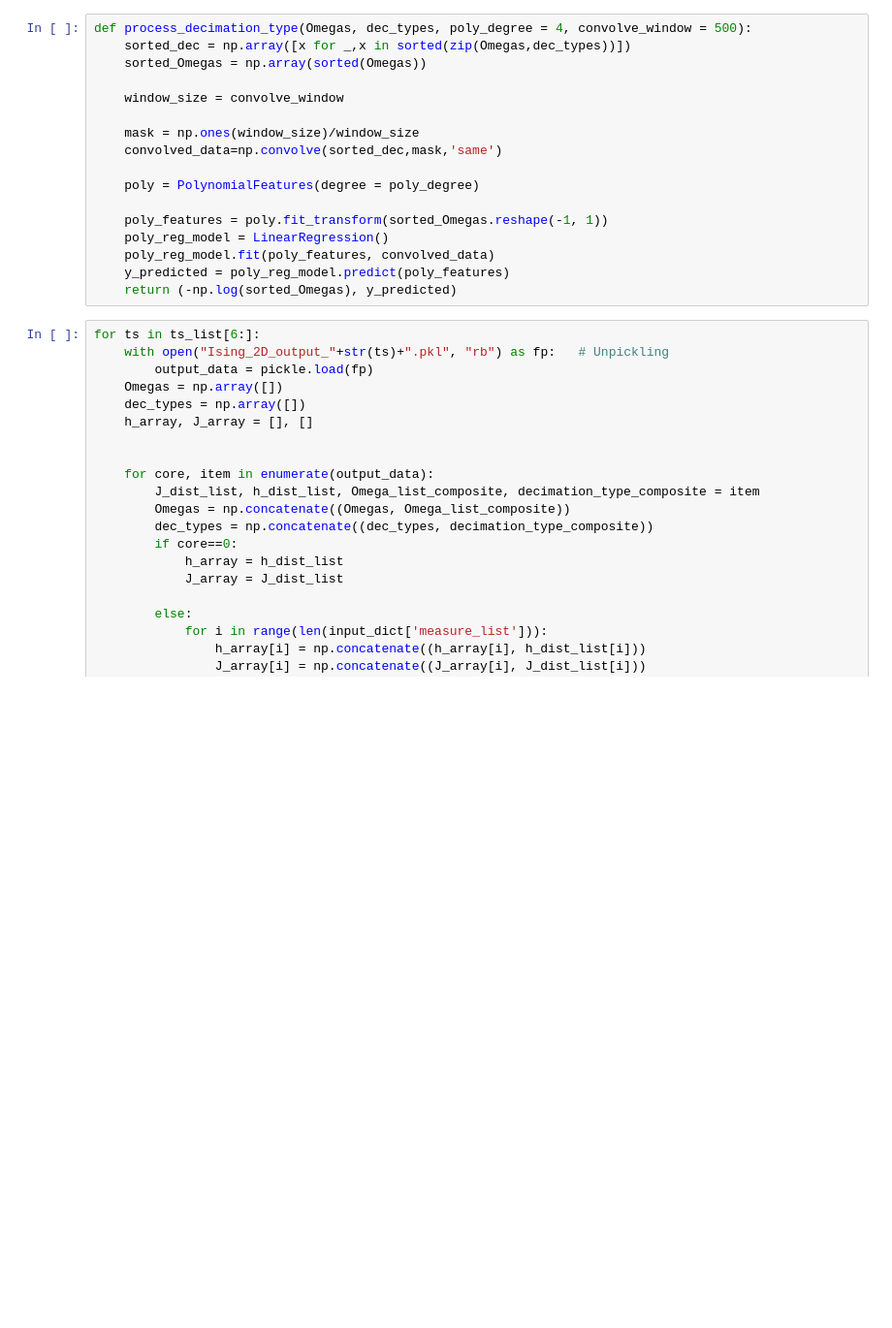
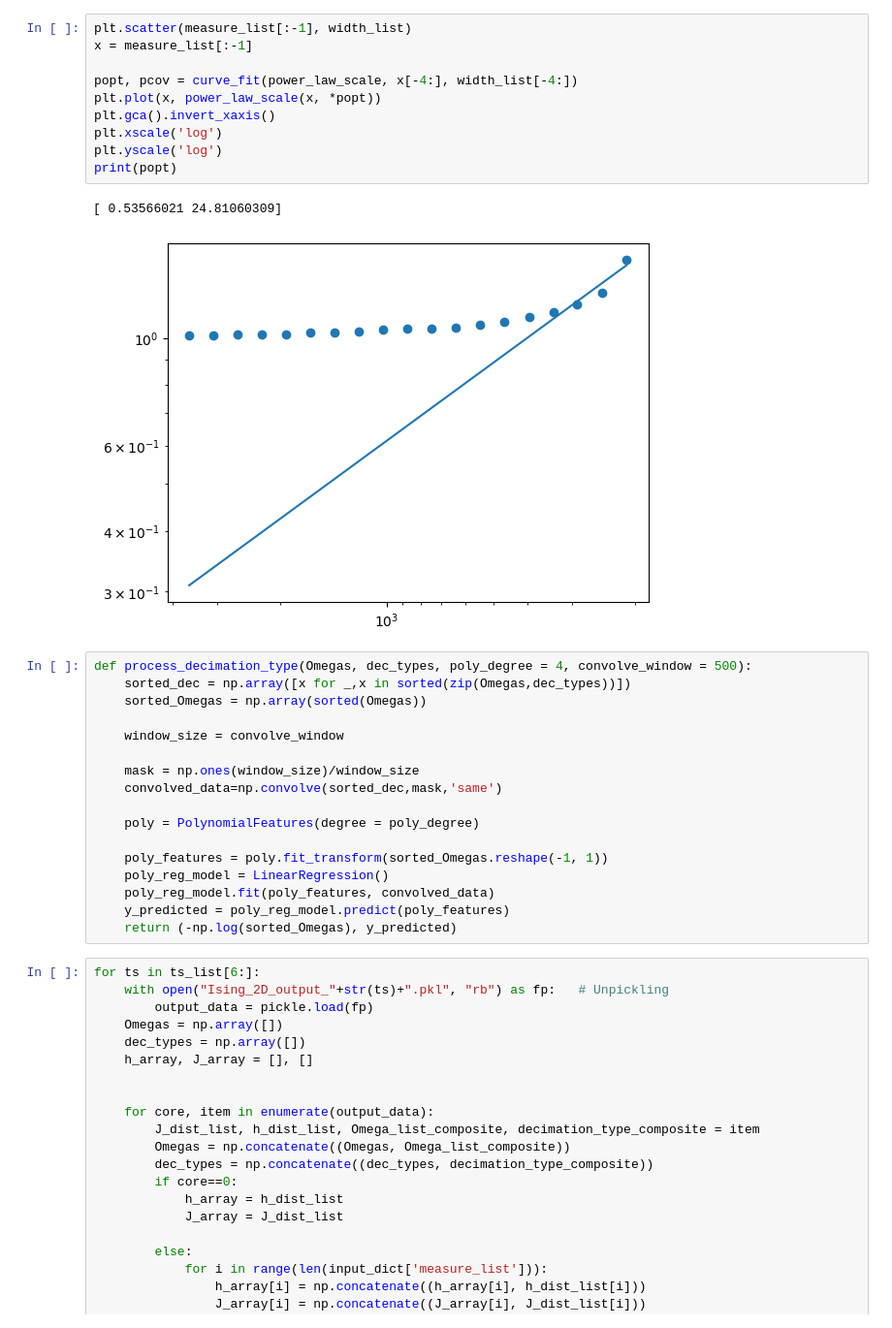
Before and after one commit to tsgaurav/Ising_RSRG, a Jupyter notebook: output/Distribution_Analysis.ipynb, the cells around one changed output. Shown at 97% size. Drawn from its saved outputs; the diff is of its cells as text; blank space fills up the shorter version.

```diff
--- a/output/Distribution_Analysis.ipynb
+++ b/output/Distribution_Analysis.ipynb
@@ -89,3 +99,16 @@ plt.legend()
+# %%
+plt.scatter(measure_list[:-1], width_list)
+x = measure_list[:-1]
+
+popt, pcov = curve_fit(power_law_scale, x[-4:], width_list[-4:])
+plt.plot(x, power_law_scale(x, *popt))
+plt.gca().invert_xaxis()
+plt.xscale('log')
+plt.yscale('log')
+print(popt)
+# %% [output]
+[ 0.53566021 24.81060309]
+[figure, added]
 # %%
 def process_decimation_type(Omegas, dec_types, poly_degree = 4, convolve_window = 500):
     sorted_dec = np.array([x for _,x in sorted(zip(Omegas,dec_types))])
```
Also changed, not shown: parts of 12 cells of this notebook, 3 other files.
